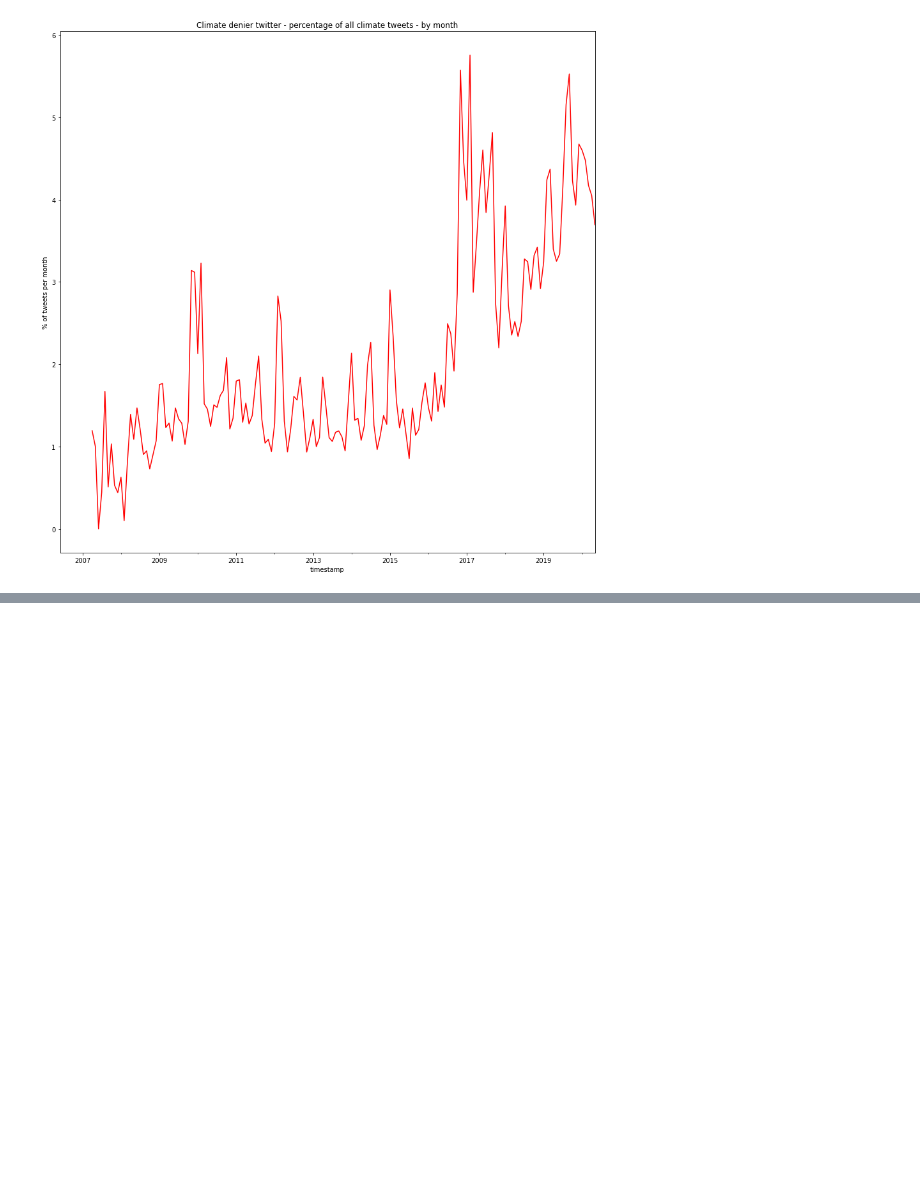
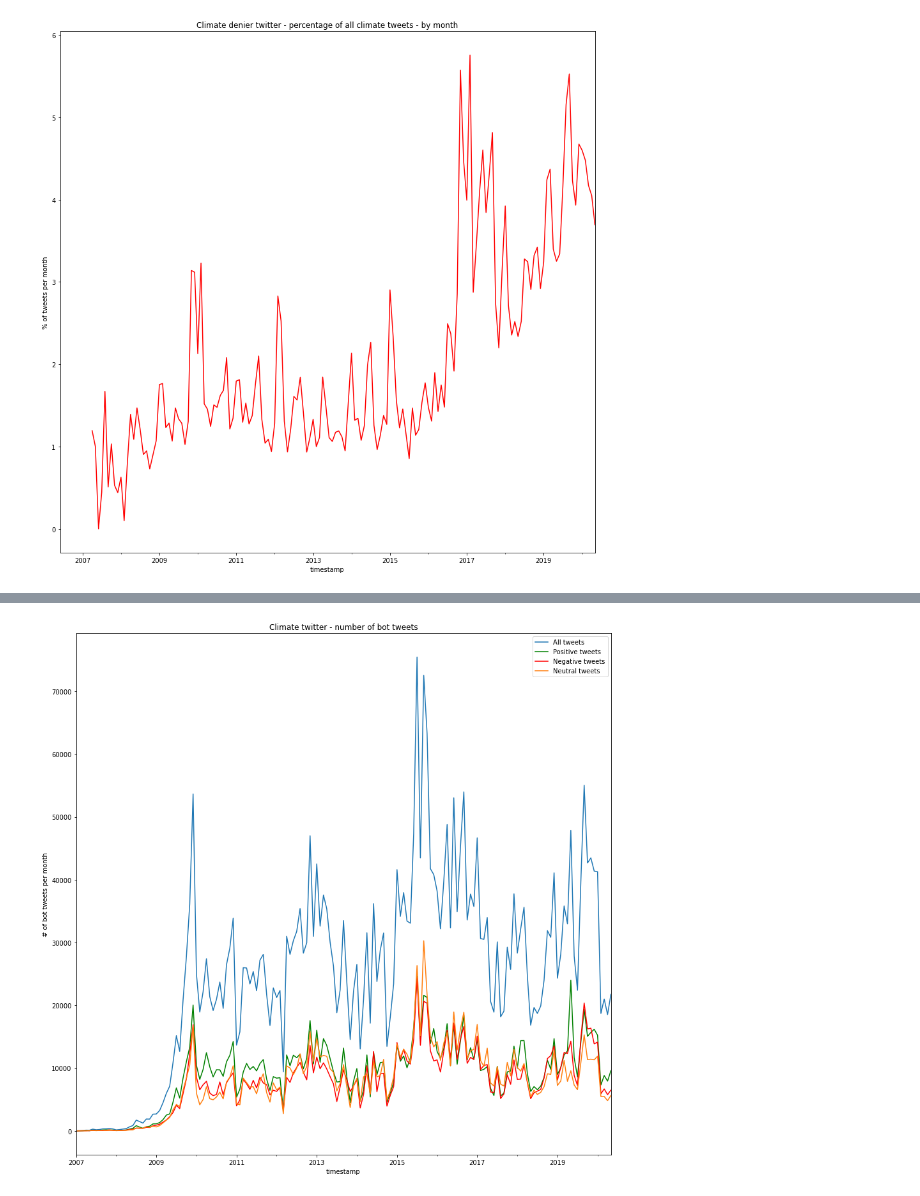
Before and after one commit to UoA-eResearch/twitter_analysis, a Jupyter notebook: global-climate-plot.ipynb, the cells around one changed output, grey strips where cells are left out. Drawn from its saved outputs; the diff is of its cells as text; code cells hidden in the pictures; blank space fills up the shorter version.

```diff
--- a/global-climate-plot.ipynb
+++ b/global-climate-plot.ipynb
@@ -197,0 +202,3 @@ plt.show()
+# %%
+botscores = pd.read_csv("data/botscores.csv")
+botscores
@@ -197,0 +219,4 @@ plt.show()
+# %%
+%%time
+merged = pd.merge(df, botscores, on="user_id")
+merged
@@ -197,0 +239,16 @@ plt.show()
+# %%
+bot_tweets = merged[merged.prob_bot > .5]
+human_tweets = merged[merged.prob_bot < .5]
+# %%
+bot_tweets.index = bot_tweets.timestamp
+human_tweets.index = human_tweets.timestamp
+# %%
+bot_tweets.timestamp.resample("M").count().plot(figsize=(15,15), title="Climate twitter - number of bot tweets")
+bot_tweets.timestamp[bot_tweets["compound"] > 0.05].resample("M").count().plot(color='g')
+bot_tweets.timestamp[bot_tweets["compound"] < -0.05].resample("M").count().plot(color='r')
+bot_tweets.timestamp[bot_tweets["compound"].between(-.05, .05)].resample("M").count().plot()
+plt.legend(["All tweets", "Positive tweets", "Negative tweets", "Neutral tweets"])
+plt.ylabel("# of bot tweets per month")
+plt.show()
+# %% [output]
+[figure, added]
```
Also changed, not shown: parts of 16 cells of this notebook, 3 other files.
